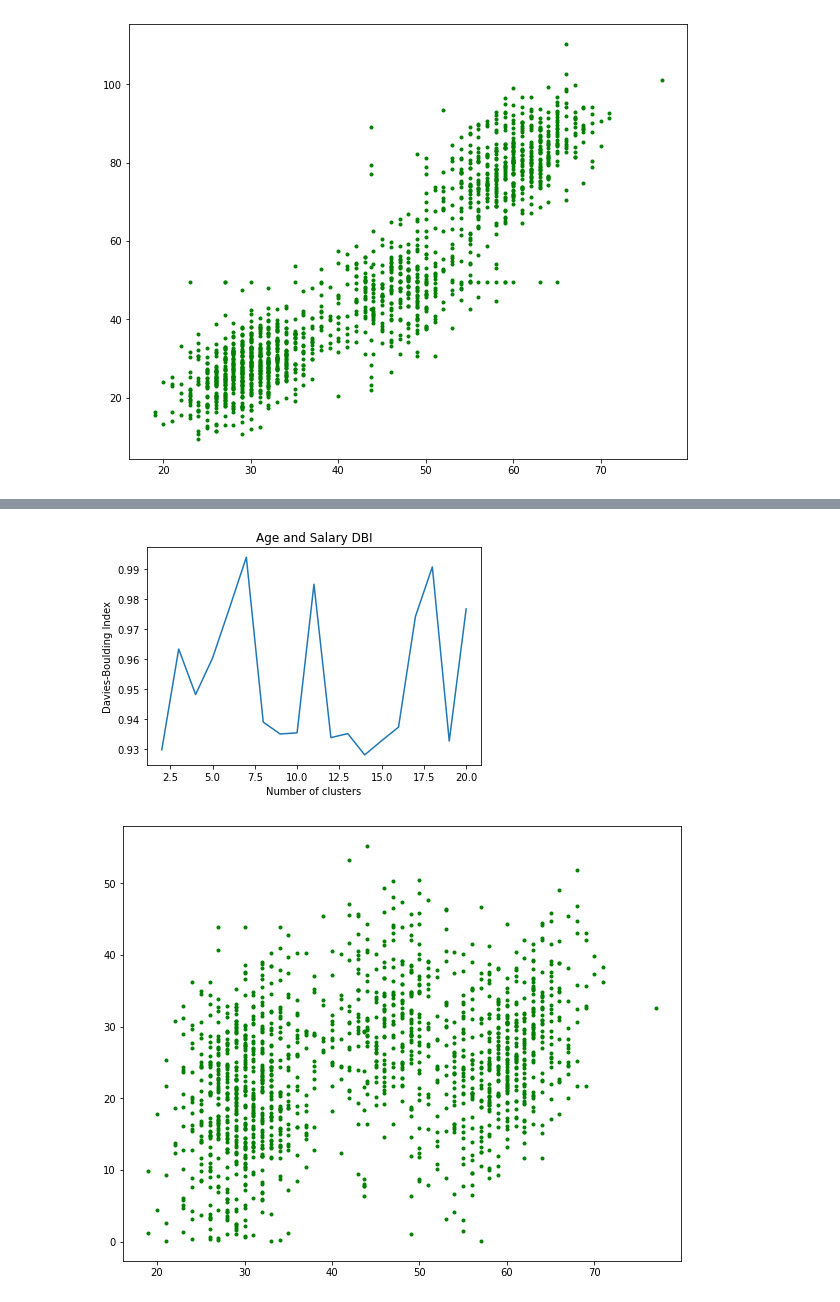
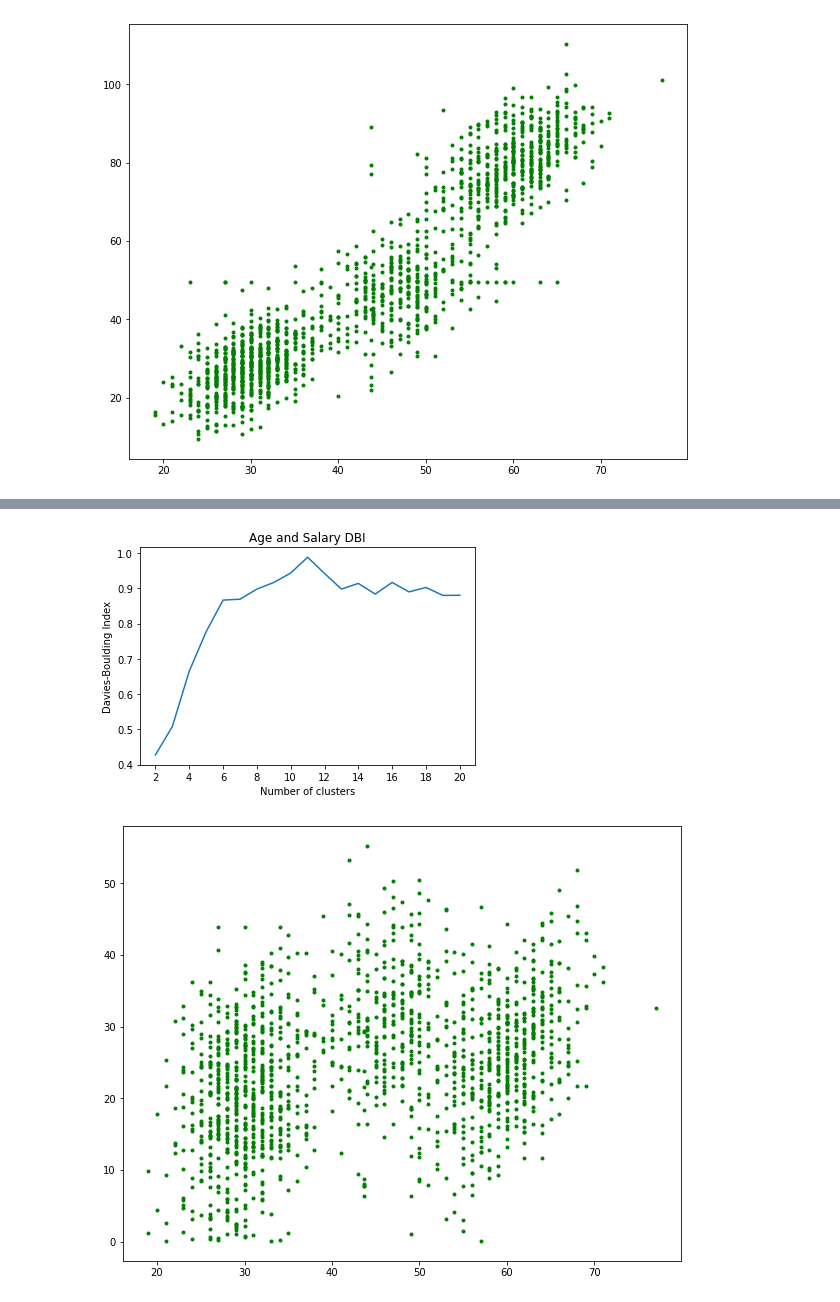
Before and after one commit to jensthetree/DsciFinalProj, a Jupyter notebook: Final Project.ipynb, the cells around one changed output, grey strips where cells are left out. Saved outputs shown, nothing was run; the diff lists cells and outputs as text; code cells hidden in the pictures.

```diff
--- a/Final Project.ipynb
+++ b/Final Project.ipynb
@@ -59,7 +75,7 @@ plt.scatter(group2['salary'], group2['years_res'], marker='.')
 dbi_dict = {}
 for i in range(2,21):
     kmeans = KMeans(n_clusters=i)
-    labels = SYkmeans.fit_predict(SY)
+    labels = kmeans.fit_predict(SY)
     db_index = davies_bouldin_score(SY, labels)
     dbi_dict.update({i: db_index})
 plt.plot(list(dbi_dict.keys()), list(dbi_dict.values()))
@@ -90,18 +118,18 @@ plt.scatter(group3['age'], group3['salary'], marker='.')
 # %%
 dbi_dict = {}
 for i in range(2,21):
     kmeans = KMeans(n_clusters=i)
-    labels = ASkmeans.fit_predict(AS)
+    labels = kmeans.fit_predict(AS)
     db_index = davies_bouldin_score(AS, labels)
     dbi_dict.update({i: db_index})
 plt.plot(list(dbi_dict.keys()), list(dbi_dict.values()))
 plt.xticks([2, 4, 6, 8, 10, 12, 14, 16, 18, 20])
 plt.title('Age and Salary DBI')
 plt.xlabel("Number of clusters")
 plt.ylabel("Davies-Boulding Index")
 plt.show()
 # %% [output]
-[figure, old version]
+[figure, new version]
 # %%
 fig= plt.figure(figsize=(10,8))
 AD = csv_file[['age', 'debt']]
```
Also changed, not shown: parts of 9 cells of this notebook.
